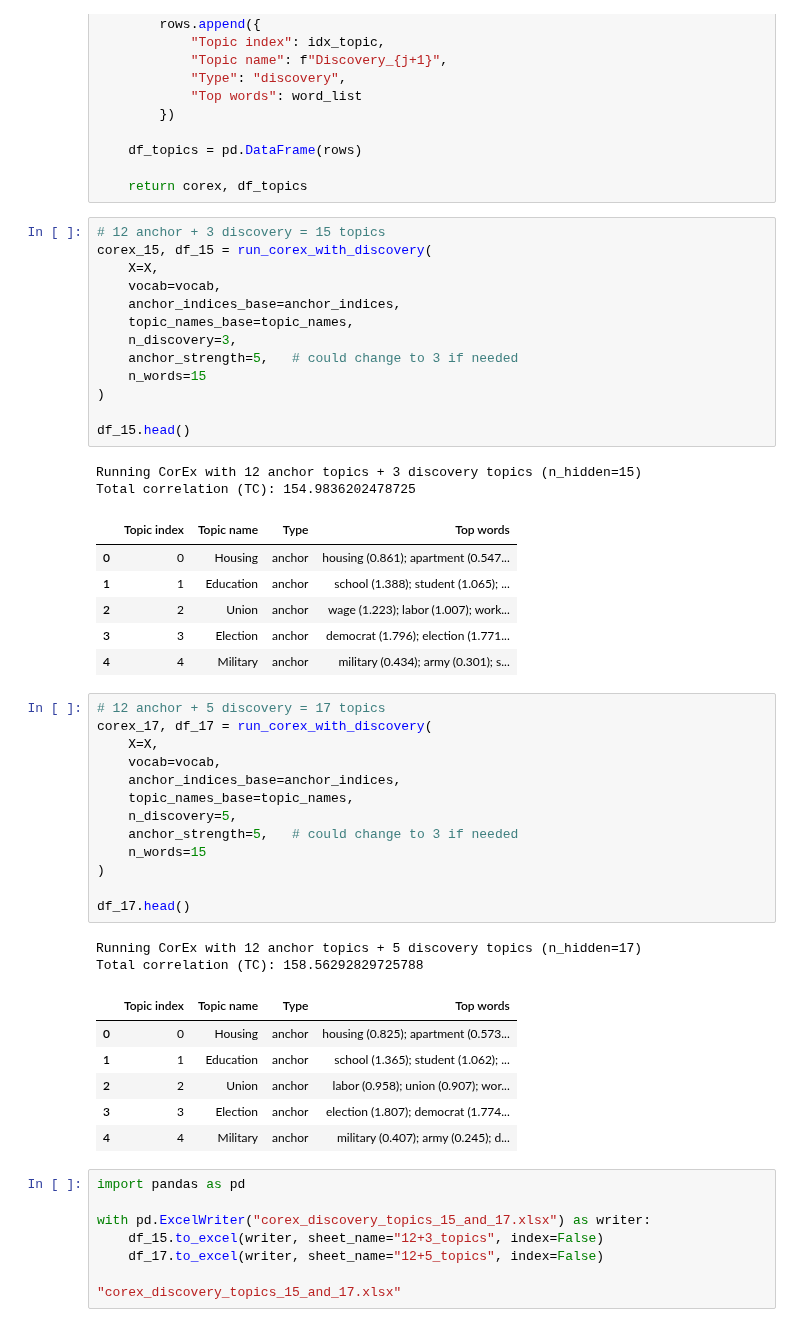
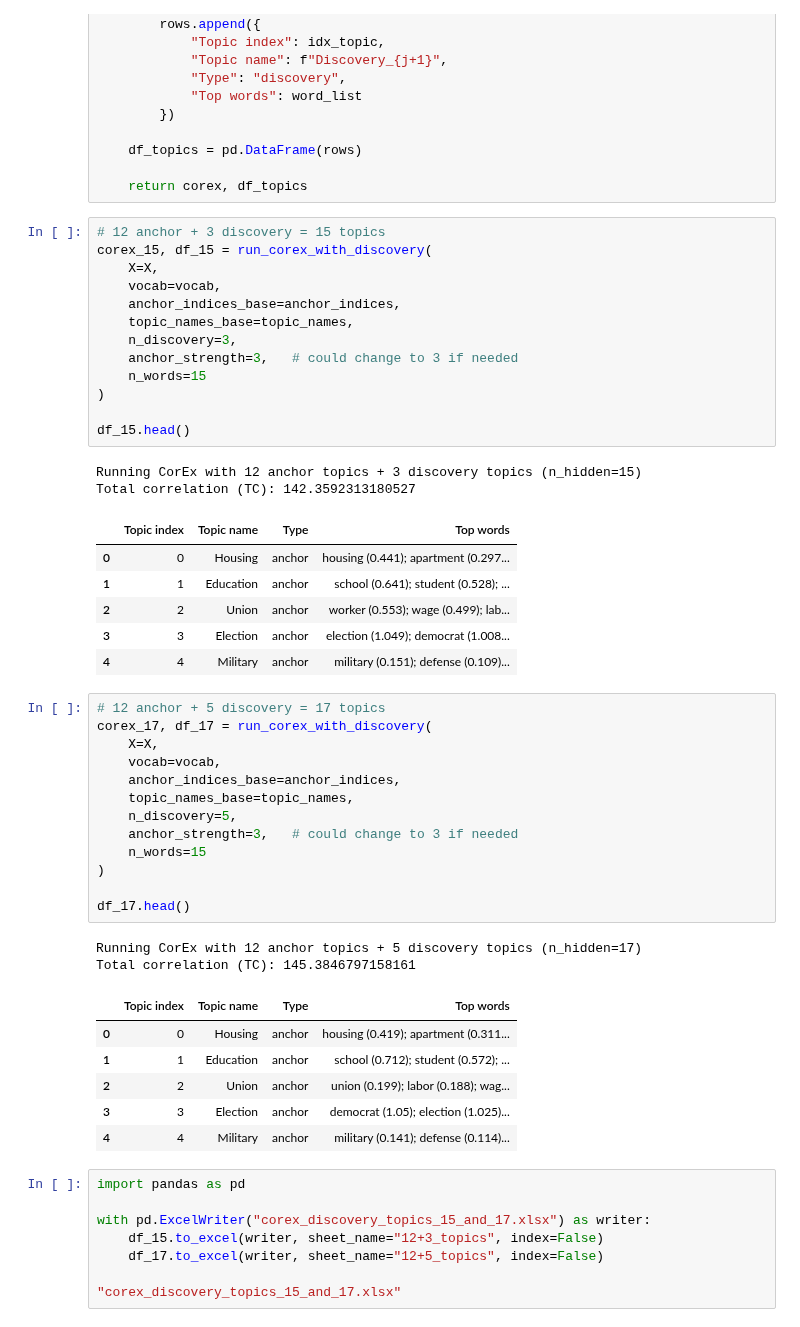
Before and after one commit to laurauguc/working_class_media_analysis, a Jupyter notebook: analysis/2.topic_analaysis/Corex_Guided Topic Modeling.ipynb, the cells around one changed output. Drawn from its saved outputs; the diff is of its cells as text.

```diff
--- a/analysis/2.topic_analaysis/Corex_Guided Topic Modeling.ipynb
+++ b/analysis/2.topic_analaysis/Corex_Guided Topic Modeling.ipynb
@@ -472,25 +472,25 @@ def run_corex_with_discovery(
 # %%
 # 12 anchor + 3 discovery = 15 topics
 corex_15, df_15 = run_corex_with_discovery(
     X=X,
     vocab=vocab,
     anchor_indices_base=anchor_indices,
     topic_names_base=topic_names,
     n_discovery=3,
-    anchor_strength=5,   # could change to 3 if needed
+    anchor_strength=3,   # could change to 3 if needed
     n_words=15
 )
 
 df_15.head()
 # %% [output]
 Running CorEx with 12 anchor topics + 3 discovery topics (n_hidden=15)
-Total correlation (TC): 154.9836202478725
+Total correlation (TC): 142.3592313180527
 |  | Topic index | Topic name | Type | Top words |
-| 0 | 0 | Housing | anchor | housing (0.861); apartment (0.547... |
-| 1 | 1 | Education | anchor | school (1.388); student (1.065); ... |
-| 2 | 2 | Union | anchor | wage (1.223); labor (1.007); work... |
-| 3 | 3 | Election | anchor | democrat (1.796); election (1.771... |
-| 4 | 4 | Military | anchor | military (0.434); army (0.301); s... |
+| 0 | 0 | Housing | anchor | housing (0.441); apartment (0.297... |
+| 1 | 1 | Education | anchor | school (0.641); student (0.528); ... |
+| 2 | 2 | Union | anchor | worker (0.553); wage (0.499); lab... |
+| 3 | 3 | Election | anchor | election (1.049); democrat (1.008... |
+| 4 | 4 | Military | anchor | military (0.151); defense (0.109)... |
 # %%
 # 12 anchor + 5 discovery = 17 topics
 corex_17, df_17 = run_corex_with_discovery(
@@ -499,20 +499,20 @@ corex_17, df_17 = run_corex_with_discovery(
     anchor_indices_base=anchor_indices,
     topic_names_base=topic_names,
     n_discovery=5,
-    anchor_strength=5,   # could change to 3 if needed
+    anchor_strength=3,   # could change to 3 if needed
     n_words=15
 )
 
 df_17.head()
 # %% [output]
 Running CorEx with 12 anchor topics + 5 discovery topics (n_hidden=17)
-Total correlation (TC): 158.56292829725788
+Total correlation (TC): 145.3846797158161
 |  | Topic index | Topic name | Type | Top words |
-| 0 | 0 | Housing | anchor | housing (0.825); apartment (0.573... |
-| 1 | 1 | Education | anchor | school (1.365); student (1.062); ... |
-| 2 | 2 | Union | anchor | labor (0.958); union (0.907); wor... |
-| 3 | 3 | Election | anchor | election (1.807); democrat (1.774... |
-| 4 | 4 | Military | anchor | military (0.407); army (0.245); d... |
+| 0 | 0 | Housing | anchor | housing (0.419); apartment (0.311... |
+| 1 | 1 | Education | anchor | school (0.712); student (0.572); ... |
+| 2 | 2 | Union | anchor | union (0.199); labor (0.188); wag... |
+| 3 | 3 | Election | anchor | democrat (1.05); election (1.025)... |
+| 4 | 4 | Military | anchor | military (0.141); defense (0.114)... |
 # %%
 import pandas as pd
 
```
Also changed, not shown: parts of 1 cell of this notebook, 2 other files.
